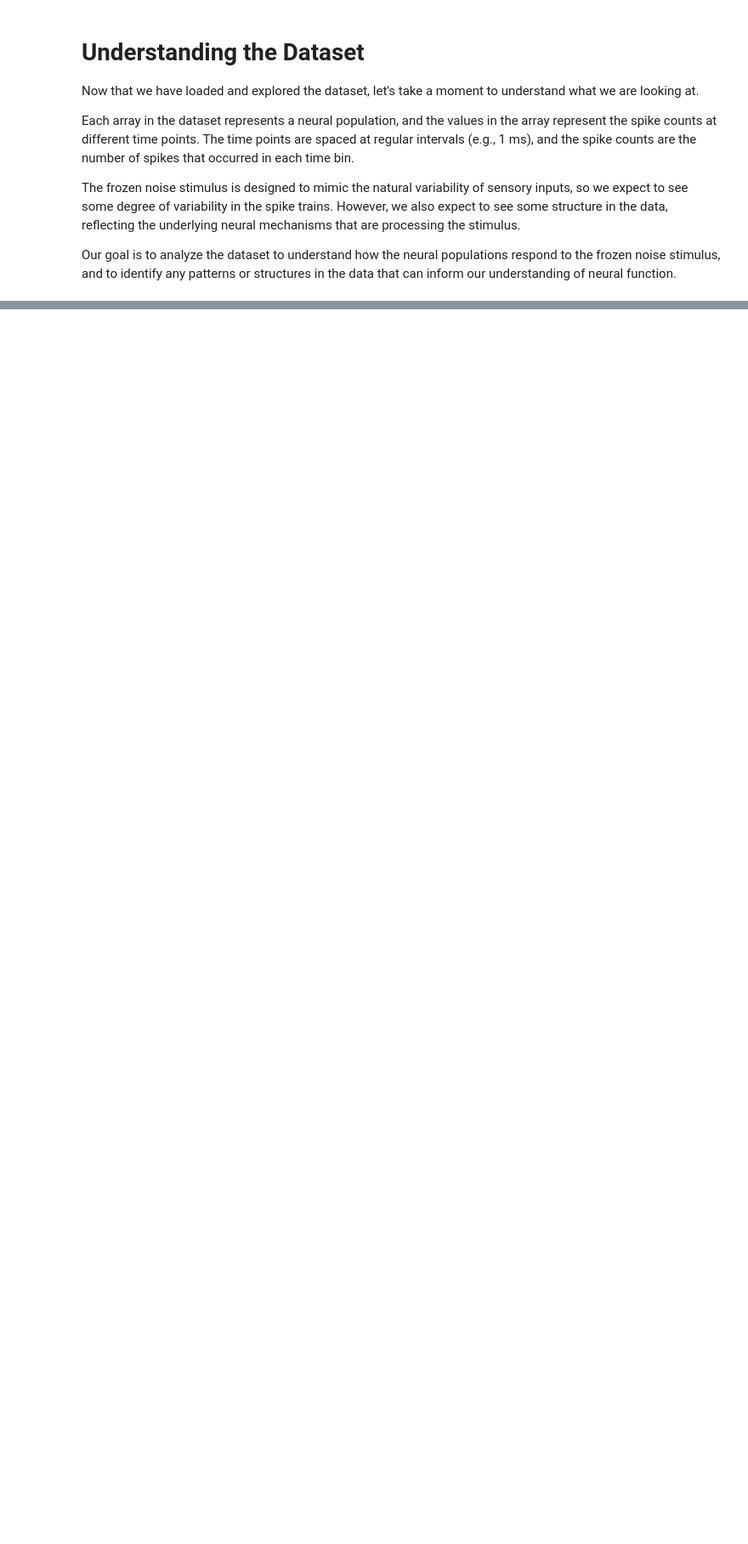
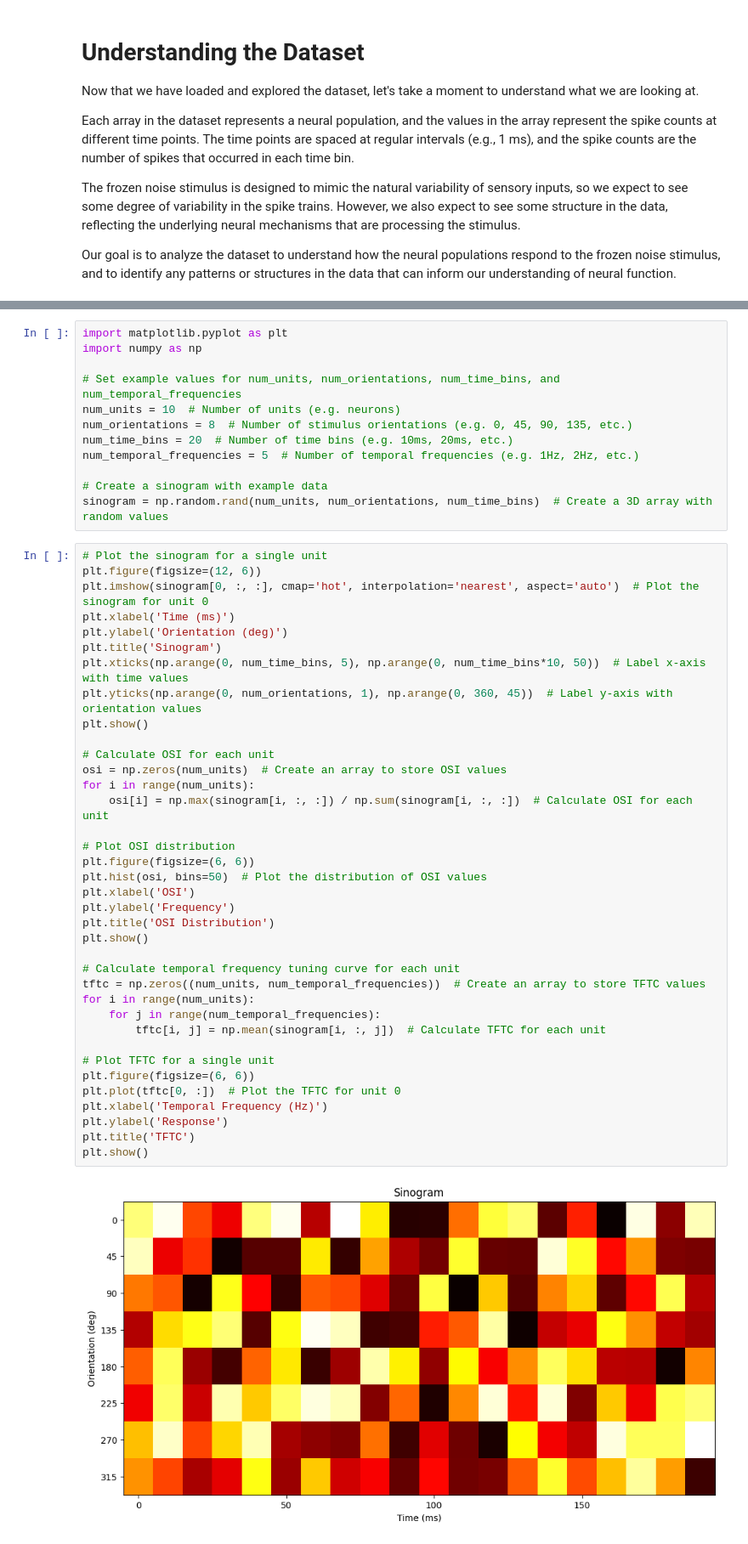
Before and after one commit to kaissaradi/Retinal-Circuits, a Jupyter notebook: RawData.ipynb, the cells around one changed output, grey strips where cells are left out. Shown at 85% size. Cells and saved outputs as stored; diff of their text form; blank space fills up the shorter version.

```diff
--- a/RawData.ipynb
+++ b/RawData.ipynb
@@ -209,0 +231,51 @@ Our goal is to analyze the dataset to understand how the neural populations resp
+# %%
+import matplotlib.pyplot as plt
+import numpy as np
+
+# Set example values for num_units, num_orientations, num_time_bins, and num_temporal_frequencies
+num_units = 10  # Number of units (e.g. neurons)
+num_orientations = 8  # Number of stimulus orientations (e.g. 0, 45, 90, 135, etc.)
+num_time_bins = 20  # Number of time bins (e.g. 10ms, 20ms, etc.)
+num_temporal_frequencies = 5  # Number of temporal frequencies (e.g. 1Hz, 2Hz, etc.)
+
+# Create a sinogram with example data
+sinogram = np.random.rand(num_units, num_orientations, num_time_bins)  # Create a 3D array with random values
+# %%
+# Plot the sinogram for a single unit
+plt.figure(figsize=(12, 6))
+plt.imshow(sinogram[0, :, :], cmap='hot', interpolation='nearest', aspect='auto')  # Plot the sinogram for unit 0
+plt.xlabel('Time (ms)')
+plt.ylabel('Orientation (deg)')
+plt.title('Sinogram')
+plt.xticks(np.arange(0, num_time_bins, 5), np.arange(0, num_time_bins*10, 50))  # Label x-axis with time values
+plt.yticks(np.arange(0, num_orientations, 1), np.arange(0, 360, 45))  # Label y-axis with orientation values
+plt.show()
+
+# Calculate OSI for each unit
+osi = np.zeros(num_units)  # Create an array to store OSI values
+for i in range(num_units):
+    osi[i] = np.max(sinogram[i, :, :]) / np.sum(sinogram[i, :, :])  # Calculate OSI for each unit
+
+# Plot OSI distribution
+plt.figure(figsize=(6, 6))
+plt.hist(osi, bins=50)  # Plot the distribution of OSI values
+plt.xlabel('OSI')
+plt.ylabel('Frequency')
+plt.title('OSI Distribution')
+plt.show()
+
+# Calculate temporal frequency tuning curve for each unit
+tftc = np.zeros((num_units, num_temporal_frequencies))  # Create an array to store TFTC values
+for i in range(num_units):
+    for j in range(num_temporal_frequencies):
+        tftc[i, j] = np.mean(sinogram[i, :, j])  # Calculate TFTC for each unit
+
+# Plot TFTC for a single unit
+plt.figure(figsize=(6, 6))
+plt.plot(tftc[0, :])  # Plot the TFTC for unit 0
+plt.xlabel('Temporal Frequency (Hz)')
+plt.ylabel('Response')
+plt.title('TFTC')
+plt.show()
+# %% [output]
+[figure, added]
```
Also changed, not shown: parts of 5 cells of this notebook, 8 other files.
